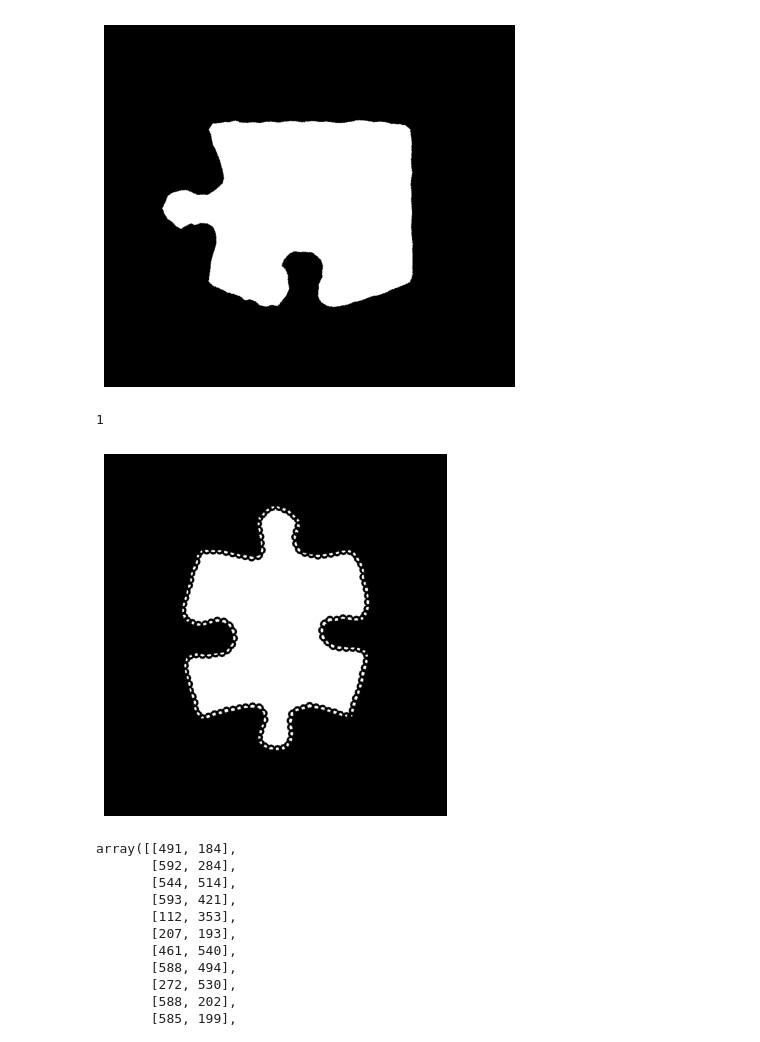
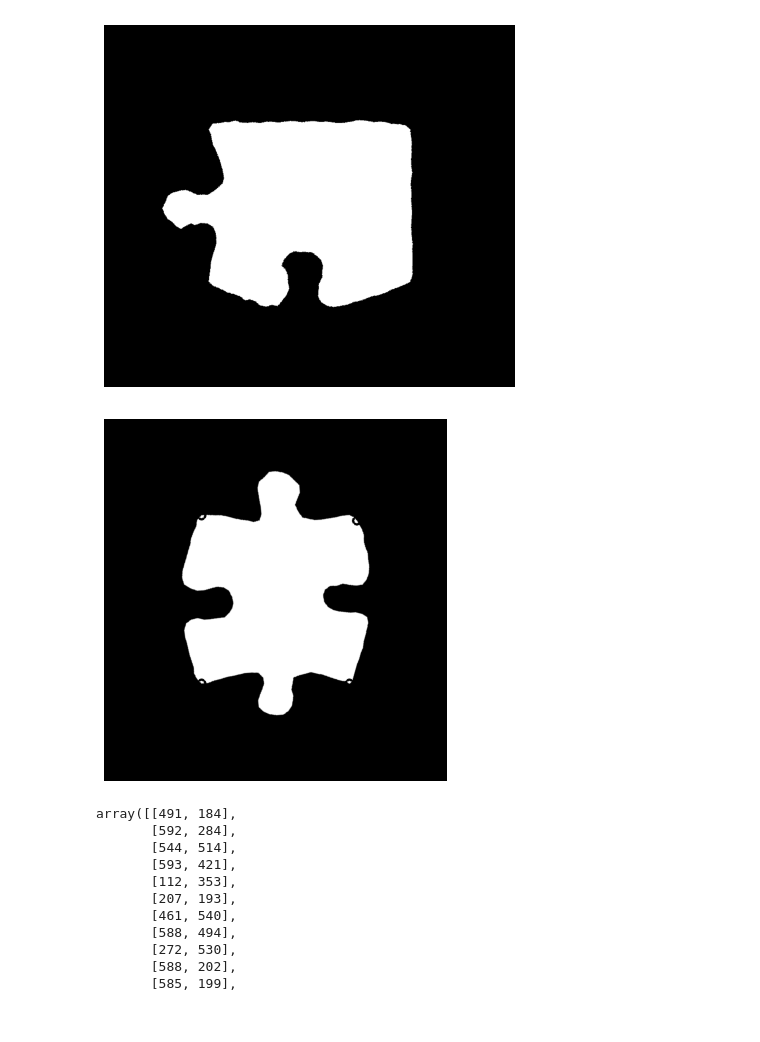
Before and after one commit to tang-ji/jigsaw-puzzle-solver, a Jupyter notebook: main.ipynb, the cells around one changed output. Saved outputs shown, nothing was run; the diff lists cells and outputs as text; code cells hidden in the pictures.

```diff
--- a/main.ipynb
+++ b/main.ipynb
@@ -93,12 +66,11 @@ def refine_piece(piece, image_area=None, n_polys=150):
 # %%
 mask = tiles[41].mask.astype(np.uint8)
 contour = get_smooth_contour(mask)
+corners = get_tile_corners(mask)
-# %% [output]
-1
 # %%
-annotate_points(mask, contour)
+annotate_points(mask, corners)
 # %% [output]
-[figure, old version]
+[figure, new version]
 # %%
 hull = scipy.spatial.ConvexHull(contour)
 # %%
```
Also changed, not shown: parts of 3 cells of this notebook, 3 other files.
